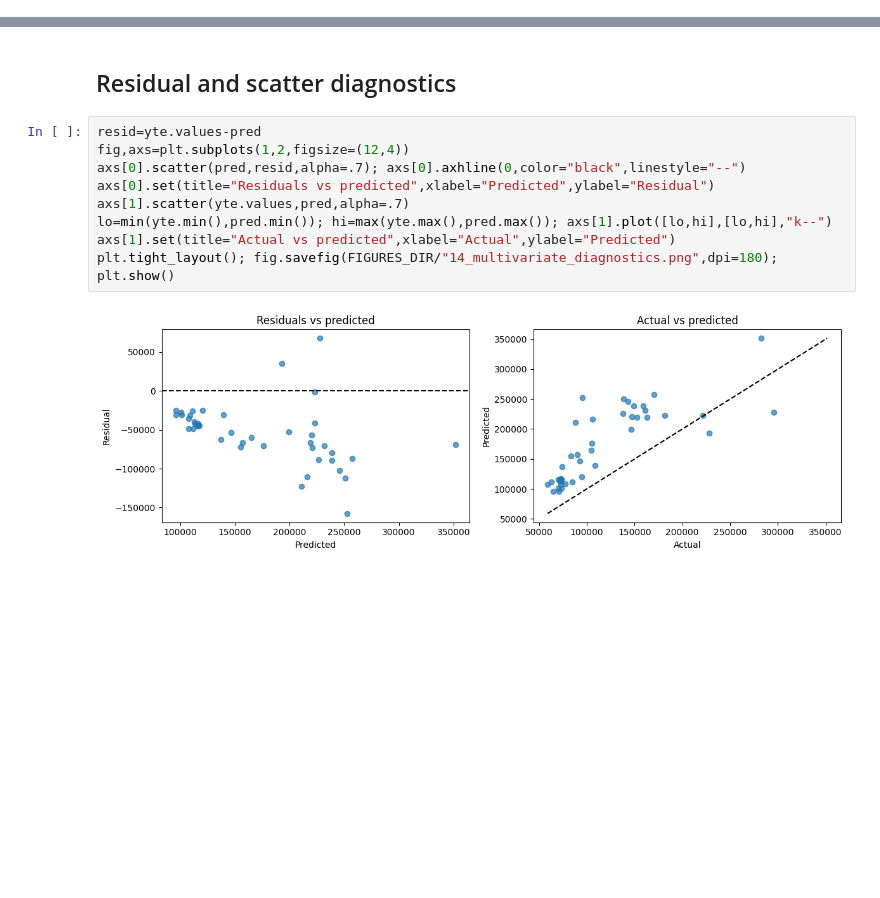
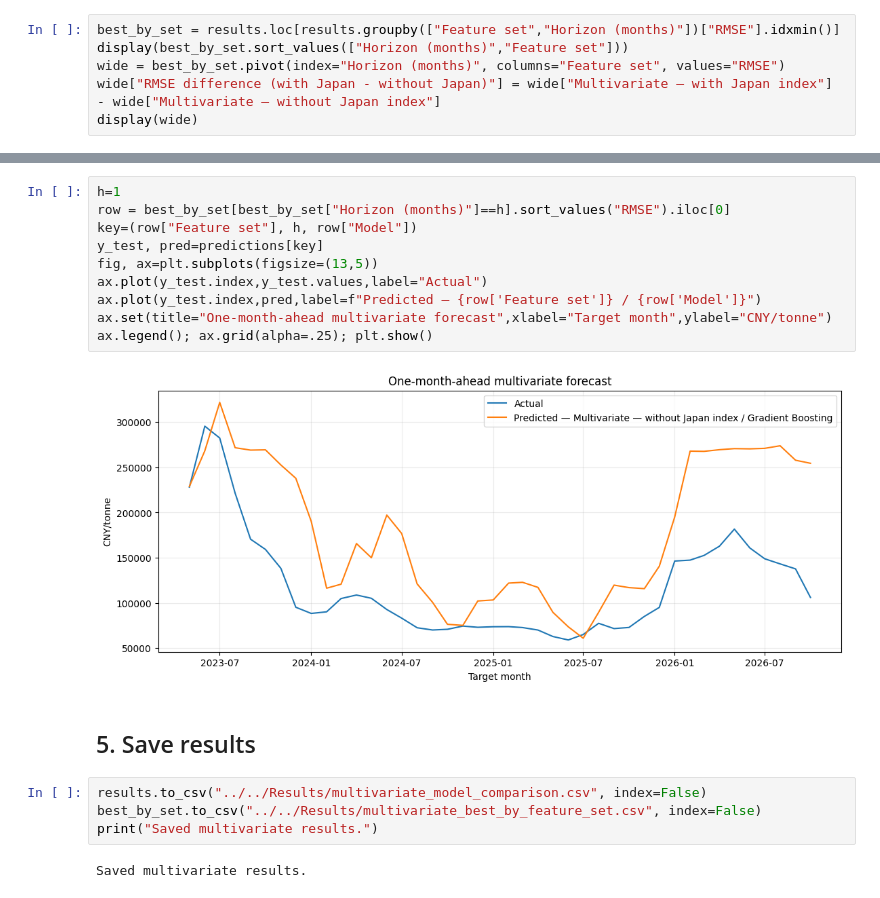
Before and after one commit to Lucy-Schmid/Lucy-Schmid.github.io, a Jupyter notebook: notebooks/Modelling and Comparison/04_Multivariate_Forecasting.ipynb, the cells around one changed output, grey strips where cells are left out. Drawn from its saved outputs; the diff is of its cells as text; blank space fills up the shorter version.

```diff
--- a/notebooks/Modelling and Comparison/04_Multivariate_Forecasting.ipynb
+++ b/notebooks/Modelling and Comparison/04_Multivariate_Forecasting.ipynb
@@ -214,0 +253,6 @@ for h in HORIZONS:
+# %%
+best_by_set = results.loc[results.groupby(["Feature set","Horizon (months)"])["RMSE"].idxmin()]
+display(best_by_set.sort_values(["Horizon (months)","Feature set"]))
+wide = best_by_set.pivot(index="Horizon (months)", columns="Feature set", values="RMSE")
+wide["RMSE difference (with Japan - without Japan)"] = wide["Multivariate — with Japan index"] - wide["Multivariate — without Japan index"]
+display(wide)
@@ -269,13 +279,20 @@ best.to_csv(TABLES_DIR/"multivariate_best_by_feature_set.csv")
-# %% [markdown]
-## Residual and scatter diagnostics
-# %%
-resid=yte.values-pred
-fig,axs=plt.subplots(1,2,figsize=(12,4))
-axs[0].scatter(pred,resid,alpha=.7); axs[0].axhline(0,color="black",linestyle="--")
-axs[0].set(title="Residuals vs predicted",xlabel="Predicted",ylabel="Residual")
-axs[1].scatter(yte.values,pred,alpha=.7)
-lo=min(yte.min(),pred.min()); hi=max(yte.max(),pred.max()); axs[1].plot([lo,hi],[lo,hi],"k--")
-axs[1].set(title="Actual vs predicted",xlabel="Actual",ylabel="Predicted")
-plt.tight_layout(); fig.savefig(FIGURES_DIR/"14_multivariate_diagnostics.png",dpi=180); plt.show()
-# %% [output]
-[figure, removed]
+# %%
+h=1
+row = best_by_set[best_by_set["Horizon (months)"]==h].sort_values("RMSE").iloc[0]
+key=(row["Feature set"], h, row["Model"])
+y_test, pred=predictions[key]
+fig, ax=plt.subplots(figsize=(13,5))
+ax.plot(y_test.index,y_test.values,label="Actual")
+ax.plot(y_test.index,pred,label=f"Predicted — {row['Feature set']} / {row['Model']}")
+ax.set(title="One-month-ahead multivariate forecast",xlabel="Target month",ylabel="CNY/tonne")
+ax.legend(); ax.grid(alpha=.25); plt.show()
+# %% [output]
+[figure, added]
+# %% [markdown]
+## 5. Save results
+# %%
+results.to_csv("../../Results/multivariate_model_comparison.csv", index=False)
+best_by_set.to_csv("../../Results/multivariate_best_by_feature_set.csv", index=False)
+print("Saved multivariate results.")
+# %% [output]
+Saved multivariate results.
```
Also changed, not shown: parts of 19 cells of this notebook, 52 other files.
